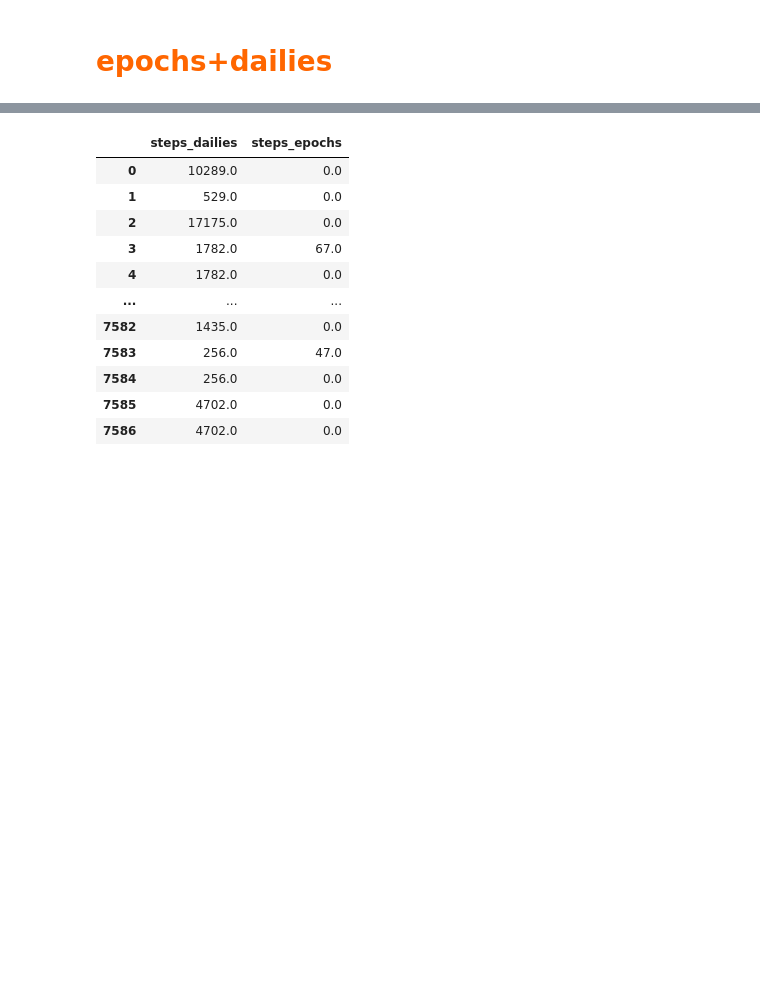
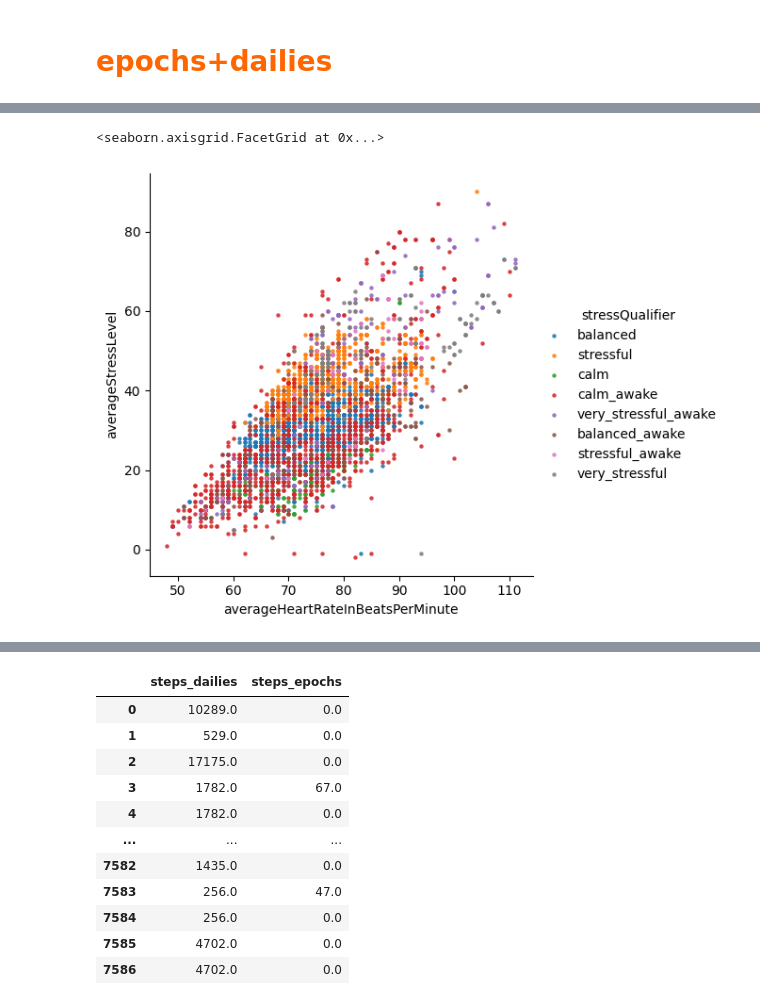
Before and after one commit to fxz200/garmin, a Jupyter notebook: garmin.ipynb, the cells around one changed output, grey strips where cells are left out. Cells and saved outputs as stored; diff of their text form; code cells hidden in the pictures; blank space fills up the shorter version.

```diff
--- a/garmin.ipynb
+++ b/garmin.ipynb
@@ -99,0 +152,5 @@ memory usage: 2.5+ MB
+# %%
+sns.lmplot(data=stressQualifier_new,hue='stressQualifier',x='averageHeartRateInBeatsPerMinute',y='averageStressLevel',fit_reg=False,scatter_kws={"s": 5})
+# %% [output]
+<seaborn.axisgrid.FacetGrid at 0x...>
+[figure, added]
```
Also changed, not shown: parts of 23 cells of this notebook.
